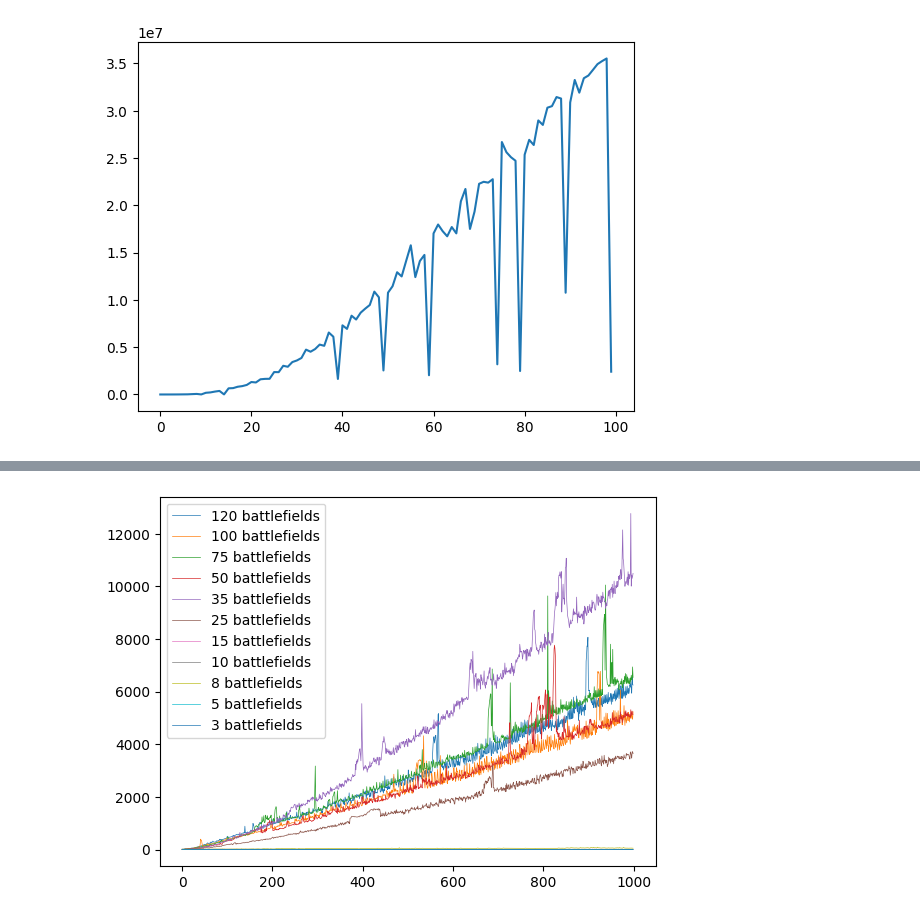
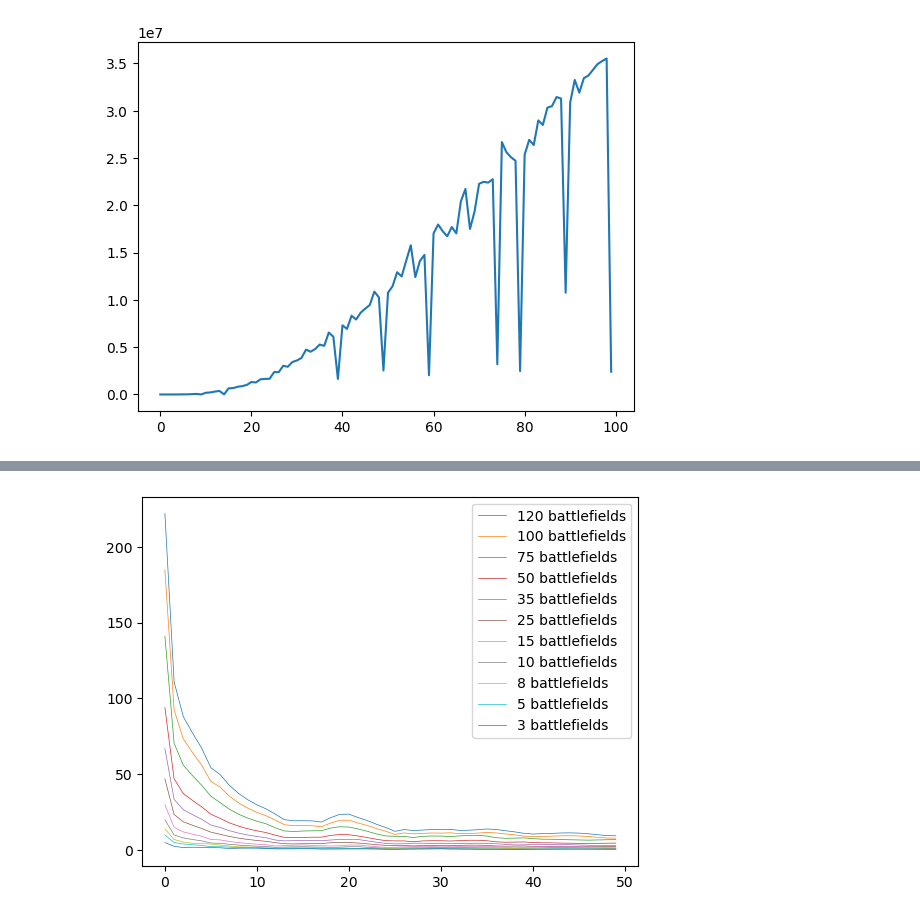
Before and after one commit to greg19/ae3, a Jupyter notebook: analysis/analyze.ipynb, the cells around one changed output, grey strips where cells are left out. Cells and saved outputs as stored; diff of their text form; code cells hidden in the pictures.

```diff
--- a/analysis/analyze.ipynb
+++ b/analysis/analyze.ipynb
@@ -22,3 +22,13 @@ plt.savefig(f"{base_path}/results/time_per_battlefields.png")
 [figure]
 # %%
 sized_datasets_available = [3, 5, 8, 10, 15, 25, 35, 50, 75, 100, 120]
+# %%
+for i in reversed(sized_datasets_available):
+    filename = f"{base_path}/analytics/sized/balanced_{i}"
+    df = read(filename)
+    plt.plot(df['duration']/1000, linewidth=0.5, label=f"{i} battlefields")
+
+plt.xlabel("Iteracja")
+plt.ylabel("Czas jednej iteracji [ms]")
+plt.legend(loc=2)
+plt.savefig(f"{base_path}/results/time_per_step.png", dpi=300)
@@ -24,0 +37,11 @@ sized_datasets_available = [3, 5, 8, 10, 15, 25, 35, 50, 75, 100, 120]
+# %%
+for i in reversed(sized_datasets_available):
+    filename = f"{base_path}/analytics/sized/balanced_{i}"
+    df = read(filename)
+    df['total_time'] = np.cumsum(df['duration'] / 1000000)
+    plt.plot(df['total_time'], linewidth=0.5, label=f"{i} battlefields")
+
+plt.xlabel("Iteracja")
+plt.ylabel("Całkowity czas wykonania [s]")
+plt.legend(loc=2)
+plt.savefig(f"{base_path}/results/total_time_after_step.png", dpi=300)
@@ -25,13 +50,13 @@ sized_datasets_available = [3, 5, 8, 10, 15, 25, 35, 50, 75, 100, 120]
 # %%
 for i in reversed(sized_datasets_available):
     filename = f"{base_path}/analytics/sized/balanced_{i}"
     df = read(filename)
-    plt.plot(df['duration'], linewidth=0.5, label=f"{i} battlefields")
+    plt.plot(df['epsilon'][0:50], linewidth=0.5, label=f"{i} battlefields")
 
-plt.legend(loc=2)
-plt.savefig(f"{base_path}/results/time_per_step.png")
+plt.legend(loc=1)
+plt.savefig(f"{base_path}/results/early_epsilon_after_step.png", dpi=300)
 # %% [output]
-[figure, old version]
+[figure, new version]
 # %%
 for i in reversed(sized_datasets_available):
     filename = f"{base_path}/analytics/sized/balanced_{i}"
```
Also changed, not shown: parts of 5 cells of this notebook, 9 other files.
